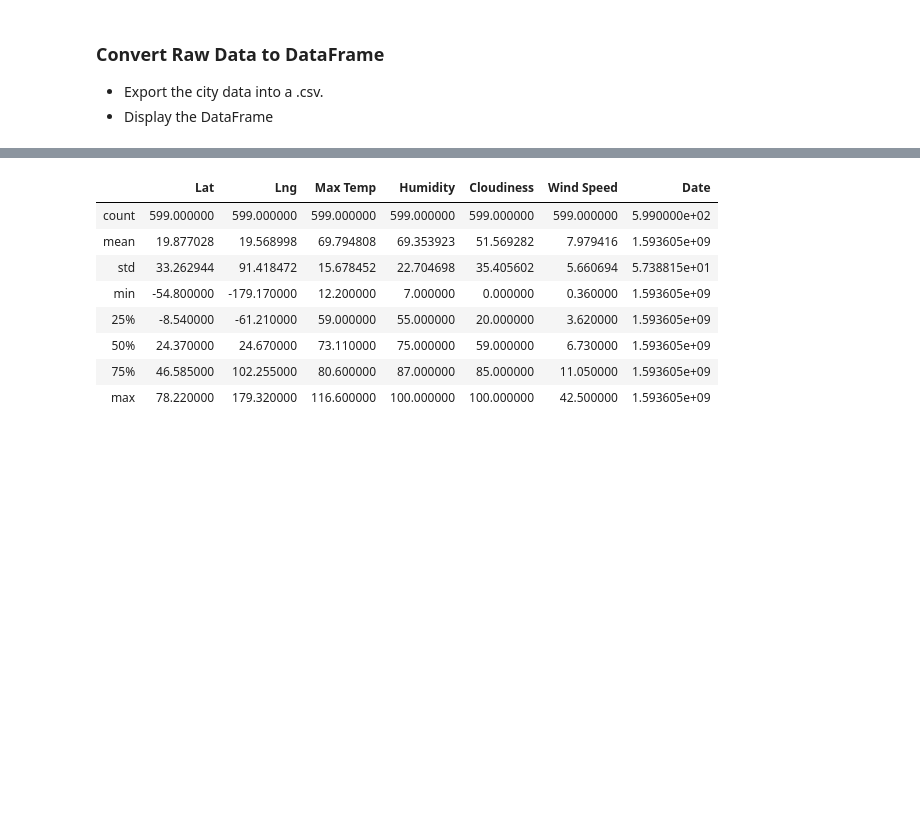
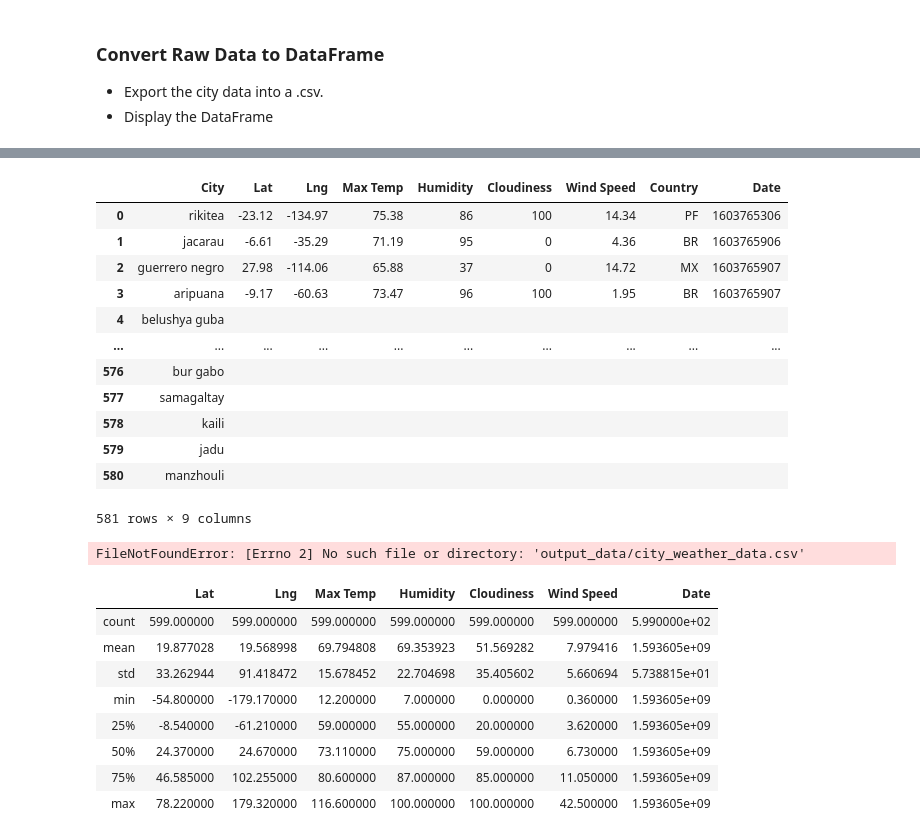
Before and after one commit to Prarthna-design/python-api-challenge, a Jupyter notebook: WeatherPy/WeatherPy.ipynb, the cells around one changed output, grey strips where cells are left out. Saved outputs shown, nothing was run; the diff lists cells and outputs as text; code cells hidden in the pictures; blank space fills up the shorter version.

Commit message:
Convert Raw Data to DataFrame

```diff
--- a/WeatherPy/WeatherPy.ipynb
+++ b/WeatherPy/WeatherPy.ipynb
@@ -133,3 +125,24 @@ Data Retrieval Complete
+# %%
+city_weather_df
+# %% [output]
+|  | City | Lat | Lng | Max Temp | Humidity | Cloudiness | Wind Speed | Country | Date |
+| 0 | rikitea | -23.12 | -134.97 | 75.38 | 86 | 100 | 14.34 | PF | 1603765306 |
+| 1 | jacarau | -6.61 | -35.29 | 71.19 | 95 | 0 | 4.36 | BR | 1603765906 |
+| 2 | guerrero negro | 27.98 | -114.06 | 65.88 | 37 | 0 | 14.72 | MX | 1603765907 |
+| 3 | aripuana | -9.17 | -60.63 | 73.47 | 96 | 100 | 1.95 | BR | 1603765907 |
+| 4 | belushya guba |  |  |  |  |  |  |  |  |
+| ... | ... | ... | ... | ... | ... | ... | ... | ... | ... |
+| 576 | bur gabo |  |  |  |  |  |  |  |  |
+| 577 | samagaltay |  |  |  |  |  |  |  |  |
+| 578 | kaili |  |  |  |  |  |  |  |  |
+| 579 | jadu |  |  |  |  |  |  |  |  |
+| 580 | manzhouli |  |  |  |  |  |  |  |  |
+581 rows × 9 columns
+# %%
+city_weather_df.to_csv("output_data/city_weather_data.csv")
+city_weather_df.dtypes
+# %% [output]
+FileNotFoundError: [Errno 2] No such file or directory: 'output_data/city_weather_data.csv'
 # %%
 # %% [output]
 |  | Lat | Lng | Max Temp | Humidity | Cloudiness | Wind Speed | Date |
```
Also changed, not shown: parts of 3 cells of this notebook.
